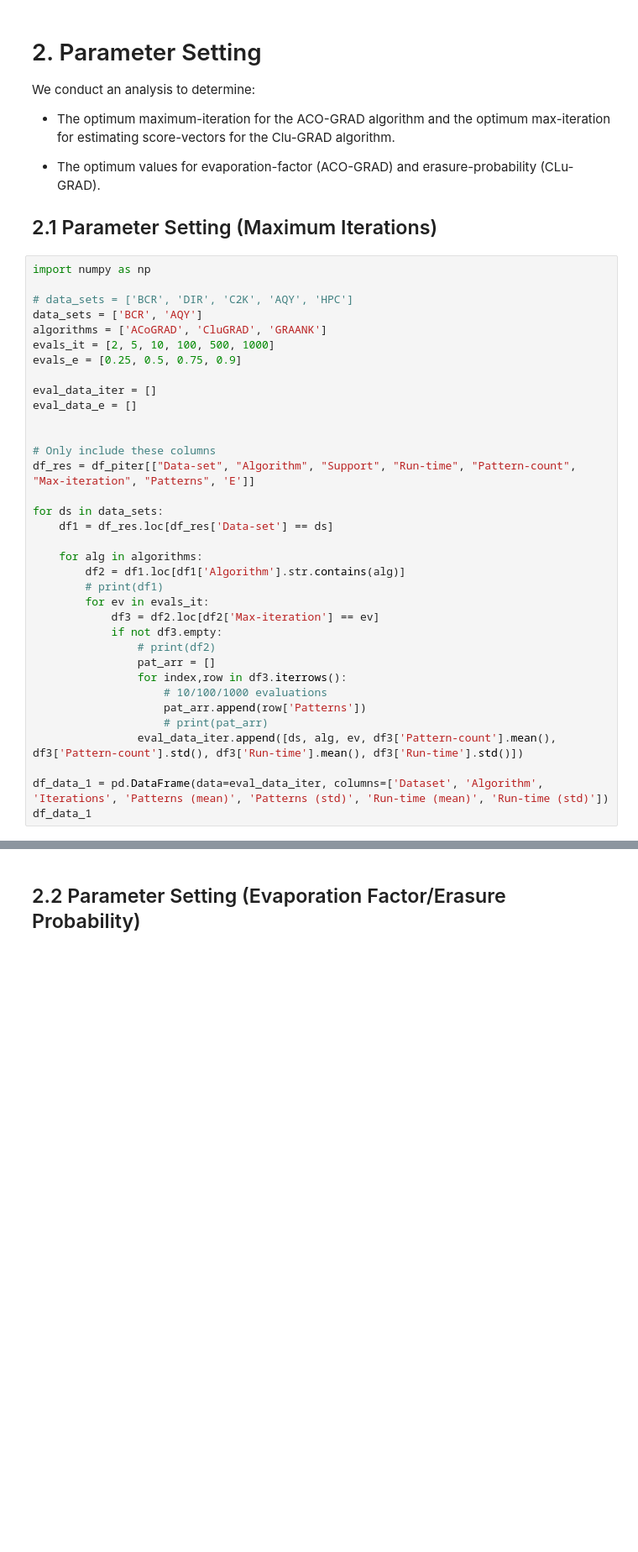
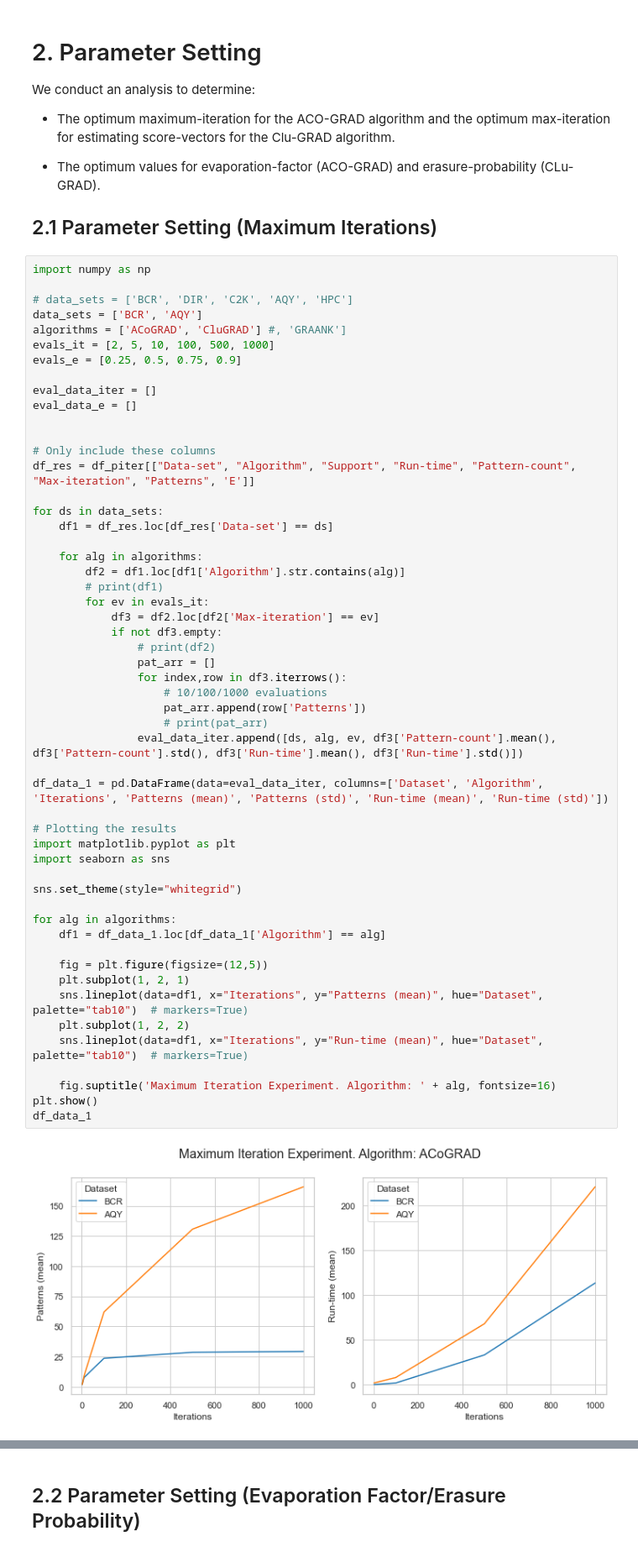
Before and after one commit to owuordickson/meso-hpc-lr, a Jupyter notebook: results/clugp/analysis.ipynb, the cells around one changed output, grey strips where cells are left out. Shown at 84% size. Cells and saved outputs as stored; diff of their text form; blank space fills up the shorter version.

```diff
--- a/results/clugp/analysis.ipynb
+++ b/results/clugp/analysis.ipynb
@@ -152,34 +152,53 @@ import numpy as np
 
 # data_sets = ['BCR', 'DIR', 'C2K', 'AQY', 'HPC']
 data_sets = ['BCR', 'AQY']
-algorithms = ['ACoGRAD', 'CluGRAD', 'GRAANK']
+algorithms = ['ACoGRAD', 'CluGRAD'] #, 'GRAANK']
 evals_it = [2, 5, 10, 100, 500, 1000]
 evals_e = [0.25, 0.5, 0.75, 0.9]
 
 eval_data_iter = []
 eval_data_e = []
 
 
 # Only include these columns
 df_res = df_piter[["Data-set", "Algorithm", "Support", "Run-time", "Pattern-count", "Max-iteration", "Patterns", 'E']]
 
 for ds in data_sets:
     df1 = df_res.loc[df_res['Data-set'] == ds]
 
     for alg in algorithms:
         df2 = df1.loc[df1['Algorithm'].str.contains(alg)]
         # print(df1)
         for ev in evals_it:
             df3 = df2.loc[df2['Max-iteration'] == ev]
             if not df3.empty:
                 # print(df2)
                 pat_arr = []
                 for index,row in df3.iterrows():
                     # 10/100/1000 evaluations
                     pat_arr.append(row['Patterns'])
                     # print(pat_arr)
                 eval_data_iter.append([ds, alg, ev, df3['Pattern-count'].mean(), df3['Pattern-count'].std(), df3['Run-time'].mean(), df3['Run-time'].std()])
 
 df_data_1 = pd.DataFrame(data=eval_data_iter, columns=['Dataset', 'Algorithm', 'Iterations', 'Patterns (mean)', 'Patterns (std)', 'Run-time (mean)', 'Run-time (std)'])
+
+# Plotting the results
+import matplotlib.pyplot as plt
+import seaborn as sns
+
+sns.set_theme(style="whitegrid")
+
+for alg in algorithms:
+    df1 = df_data_1.loc[df_data_1['Algorithm'] == alg]
+
+    fig = plt.figure(figsize=(12,5))
+    plt.subplot(1, 2, 1)
+    sns.lineplot(data=df1, x="Iterations", y="Patterns (mean)", hue="Dataset", palette="tab10")  # markers=True)
+    plt.subplot(1, 2, 2)
+    sns.lineplot(data=df1, x="Iterations", y="Run-time (mean)", hue="Dataset", palette="tab10")  # markers=True)
+
+    fig.suptitle('Maximum Iteration Experiment. Algorithm: ' + alg, fontsize=16)
+plt.show()
 df_data_1
 # %% [output]
+[figure, added]
```
Also changed, not shown: parts of 3 cells of this notebook, 5 other files.
